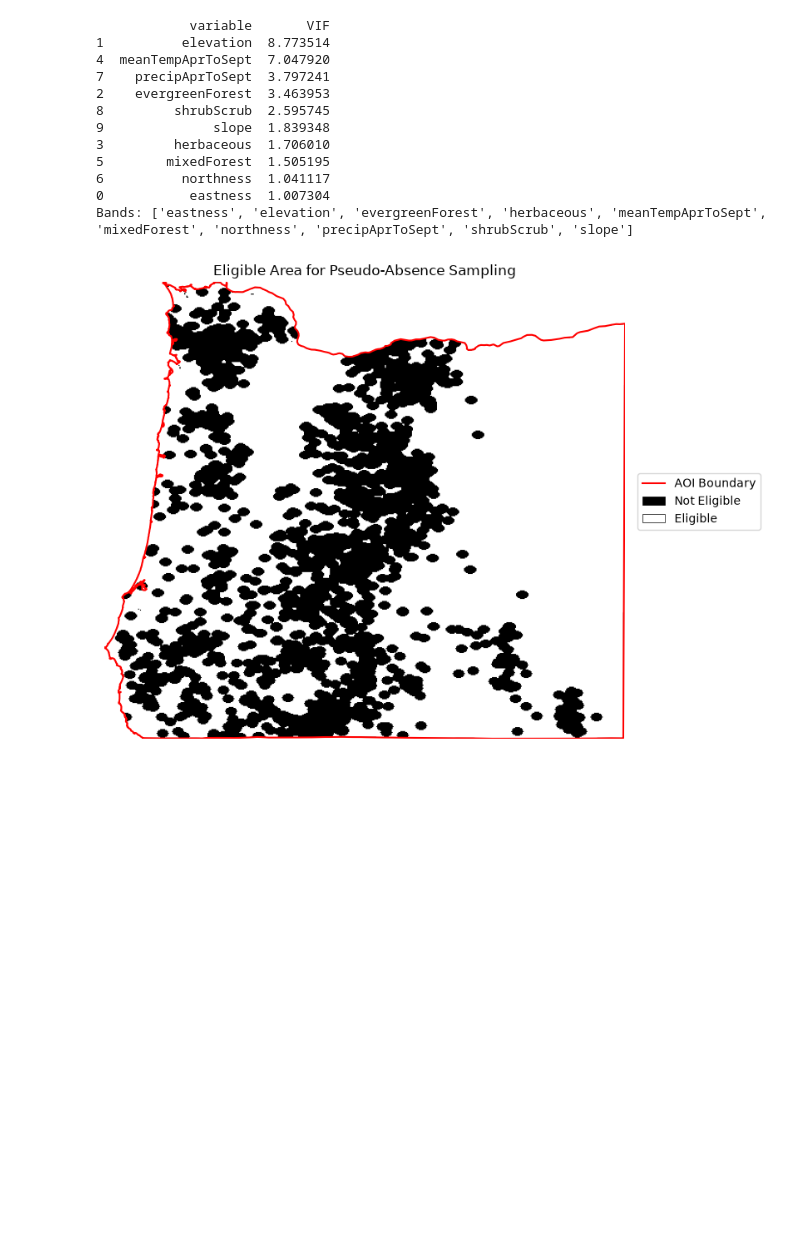
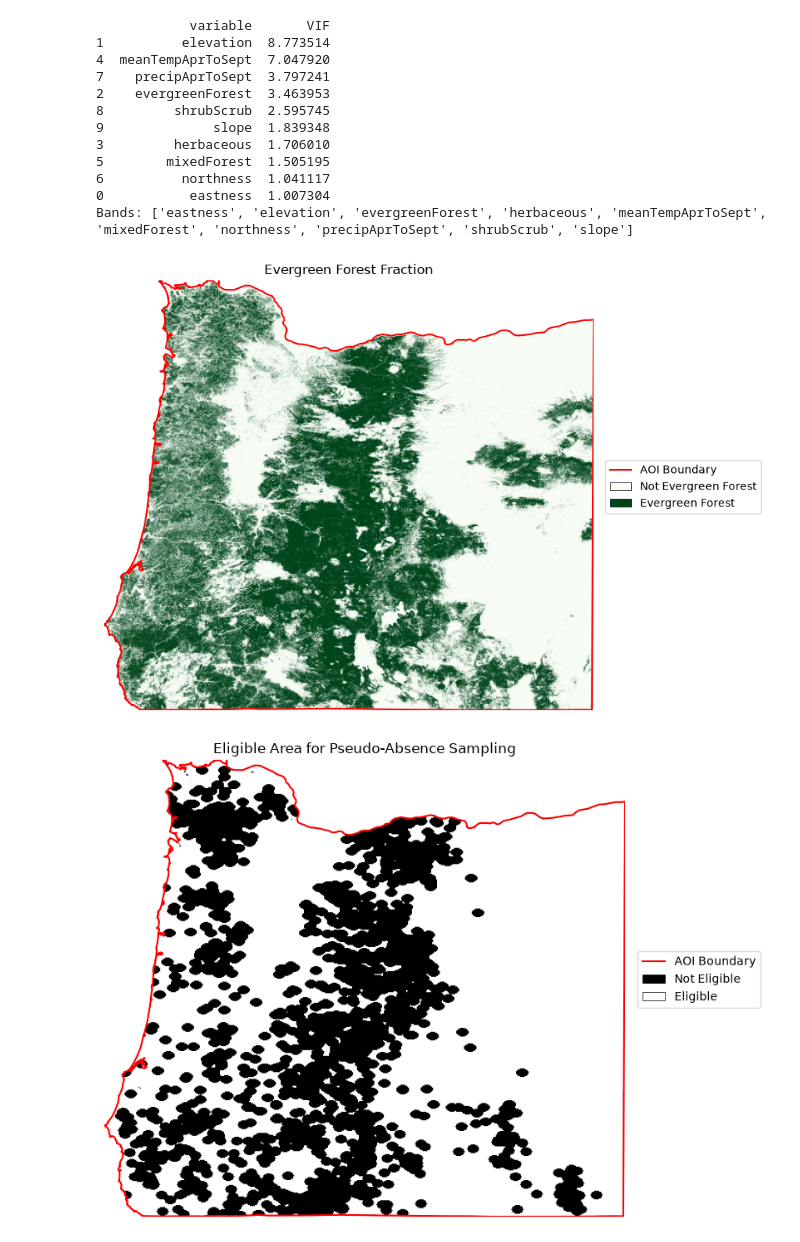
Before and after one commit to jakevenzkekondo/SootyGrouseSDM, a Jupyter notebook: src/sooty_grouse_sdm.ipynb, the cells around one changed output. Drawn from its saved outputs; the diff is of its cells as text; code cells hidden in the pictures; blank space fills up the shorter version.

Commit message:
created figures and maps after model successfully ran

```diff
--- a/src/sooty_grouse_sdm.ipynb
+++ b/src/sooty_grouse_sdm.ipynb
@@ -716,16 +819,13 @@ def plot_ee_image(image, title, cmap="viridis", vmin=None, vmax=None,
 # %%
-# # landcover_frac's reduceResolution + cross-CRS reproject hits an Earth Engine
-# # reprojection size limit for the full map, use raw NLCD instead at a scale finer
-# # than grain_size for a readable plot
-# evergreen_binary = nlcd.eq(42).rename("evergreenForest")
-
-# plot_ee_image(
-#     evergreen_binary,
-#     title="Evergreen Forest (NLCD)",
-#     cmap="Greens",
-#     binary_labels=("Not Evergreen Forest", "Evergreen Forest"),
-#     filename="evergreen_forest_map.png",
-#     scale=400,
-#     aoi_geom=aoi
-# )
+# save png of the evergreen forest presence
+plot_ee_image(
+    predictors.select("evergreenForest"),
+    title="Evergreen Forest Fraction",
+    cmap="Greens",
+    binary_labels=("Not Evergreen Forest", "Evergreen Forest"),
+    filename="evergreen_forest_map.png",
+    aoi_geom=aoi,
+)
+# %% [output]
+[figure, added]
 # %%
```
Also changed, not shown: parts of 22 cells of this notebook, 7 other files.
